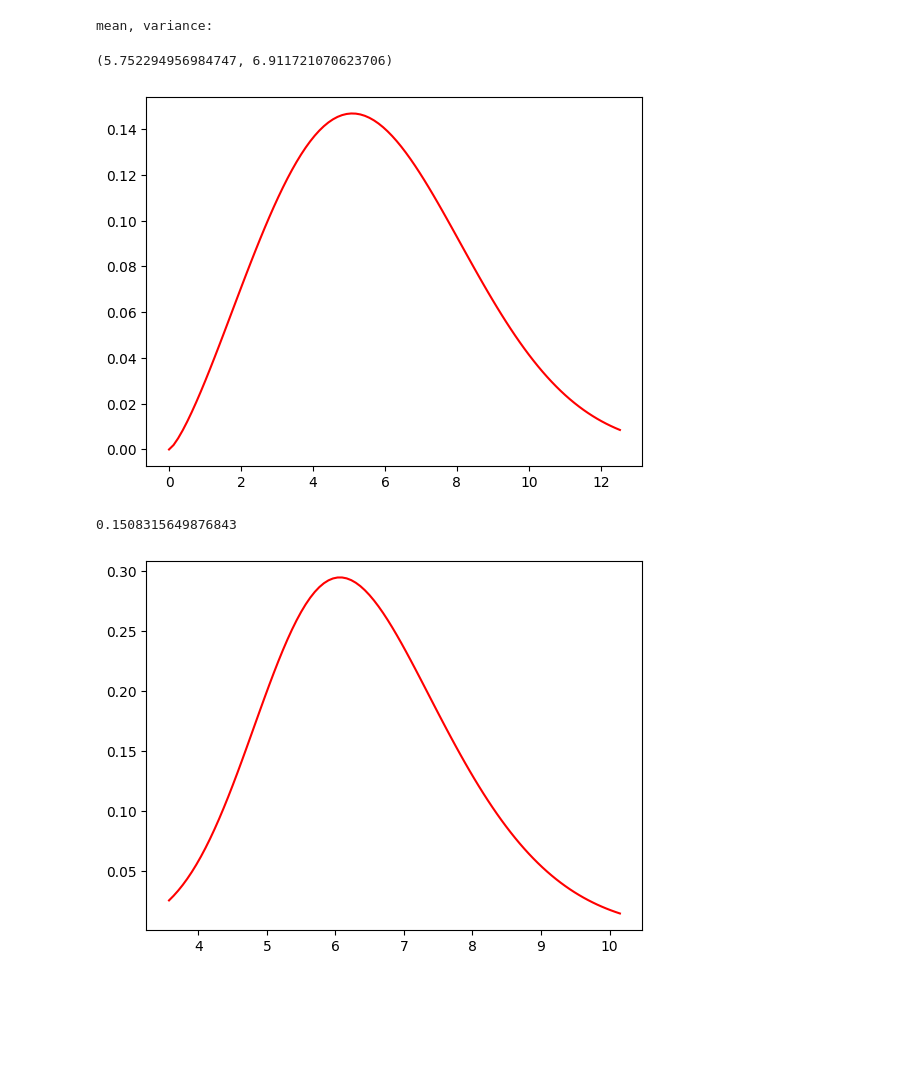
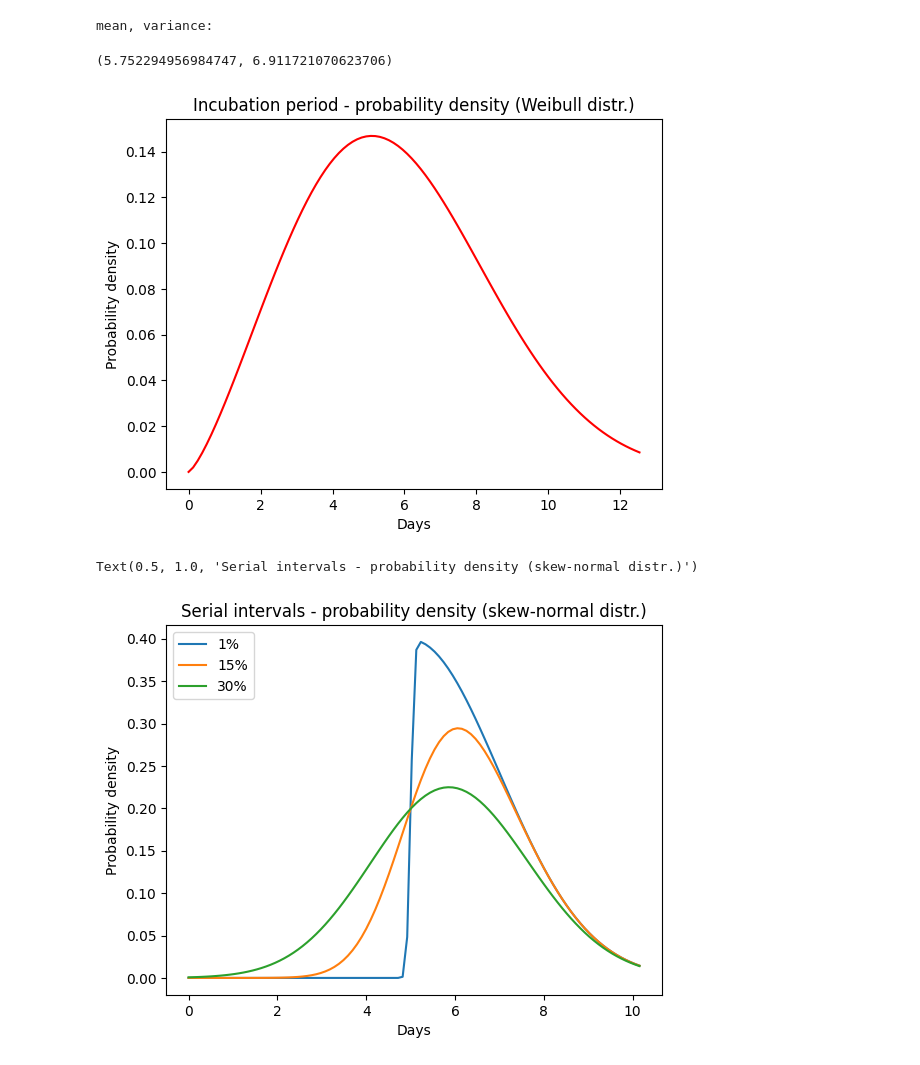
Before and after one commit to Michozord/sars_simulation, a Jupyter notebook: pdfs.ipynb, the cells around one changed output. Drawn from its saved outputs; the diff is of its cells as text; code cells hidden in the pictures; blank space fills up the shorter version.

Commit message:
Labels, fancy plots

```diff
--- a/pdfs.ipynb
+++ b/pdfs.ipynb
@@ -4,17 +4,20 @@ import matplotlib.pyplot as plt
 # %%
 # Incubation period drawn from Weibull distribution (Figure 2B in paper)
 
 from scipy.stats import weibull_min
 
 fig, ax = plt.subplots(1, 1)
 weibull_c = 2.322737 # shape
 weibull_lambda = 6.492272 # scale
 x = np.linspace(weibull_min.pdf(0.01, weibull_c, scale=weibull_lambda),
                 weibull_min.ppf(0.99, weibull_c, scale=weibull_lambda), 100)
 ax.plot(x, weibull_min.pdf(x, weibull_c, scale=weibull_lambda),'r-')
+plt.ylabel("Probability density")
+plt.xlabel("Days")
+plt.title("Incubation period - probability density (Weibull distr.)")
 print("mean, variance:")
 weibull_min.stats(weibull_c, scale=weibull_lambda)
 # %% [output]
 mean, variance:
 (5.752294956984747, 6.911721070623706)
-[figure, old version]
+[figure, new version]
@@ -27,18 +28,21 @@ from scipy.stats import skewnorm
 fig, ax = plt.subplots(1, 1)
 loc = 5
 scale = 2
-match transmission_before_symptoms_percentage:
-            case 1:
-                a = 30
-            case 15:
-                a = 1.95
-            case 30:
-                a = 0.7
-x = np.linspace(skewnorm.ppf(0.01, a, loc=loc, scale=scale),
-                skewnorm.ppf(0.99, a, loc=loc, scale=scale), 100)
-ax.plot(x, skewnorm.pdf(x, a, loc=loc, scale=scale),
-       'r-', label='skewnorm pdf')
-skewnorm.cdf(loc, a, loc=loc, scale=scale)
+a_1 = 30
+a_15 = 1.95
+a_30 = 0.7
+x = np.linspace(0,
+                skewnorm.ppf(0.99, a_1, loc=loc, scale=scale), 100)
+ax.plot(x, skewnorm.pdf(x, a_1, loc=loc, scale=scale),
+       '-', label='1%')
+ax.plot(x, skewnorm.pdf(x, a_15, loc=loc, scale=scale),
+       '-', label='15%')
+ax.plot(x, skewnorm.pdf(x, a_30, loc=loc, scale=scale),
+       '-', label='30%')
+plt.ylabel("Probability density")
+plt.xlabel("Days")
+plt.legend(loc="upper left")
+plt.title("Serial intervals - probability density (skew-normal distr.)")
 # %% [output]
-0.1508315649876843
+Text(0.5, 1.0, 'Serial intervals - probability density (skew-normal distr.)')
-[figure, old version]
+[figure, new version]
```
Also changed, not shown: parts of 4 cells of this notebook.
